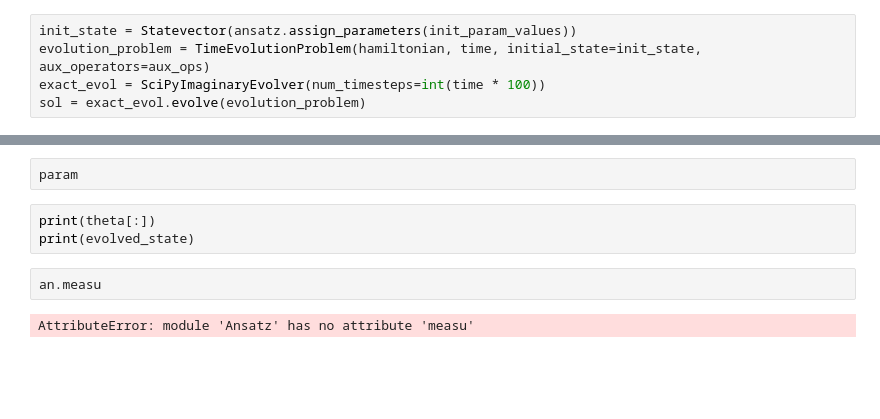
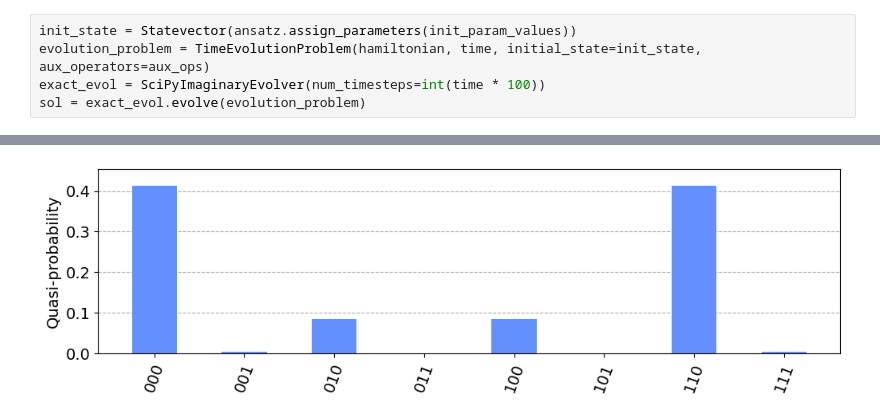
Before and after one commit to burakvarol123/Matrix-Models-with-Quantum-Computing, a Jupyter notebook: varqite.ipynb, the cells around one changed output, grey strips where cells are left out. Saved outputs shown, nothing was run; the diff lists cells and outputs as text; blank space fills up the shorter version.

```diff
--- a/varqite.ipynb
+++ b/varqite.ipynb
@@ -79,9 +103,3 @@ plt.bar(x, y, width=0.9)
 # %%
-param
+# %% [output]
+[figure, added]
-# %%
-print(theta[:])
-print(evolved_state)
-# %%
-an.measu
-# %% [output]
-AttributeError: module 'Ansatz' has no attribute 'measu'
```
Also changed, not shown: parts of 18 cells of this notebook, 2 other files.
